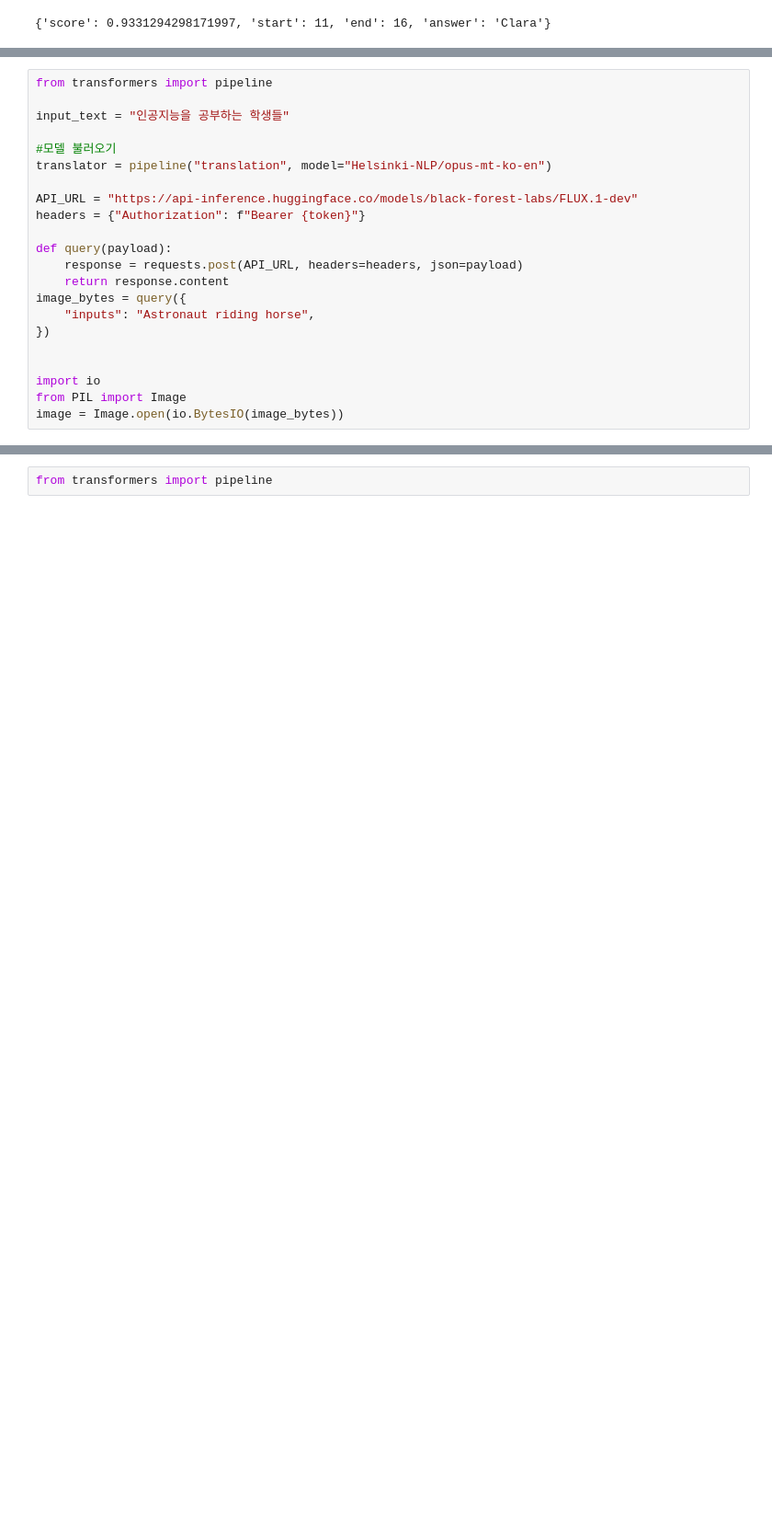
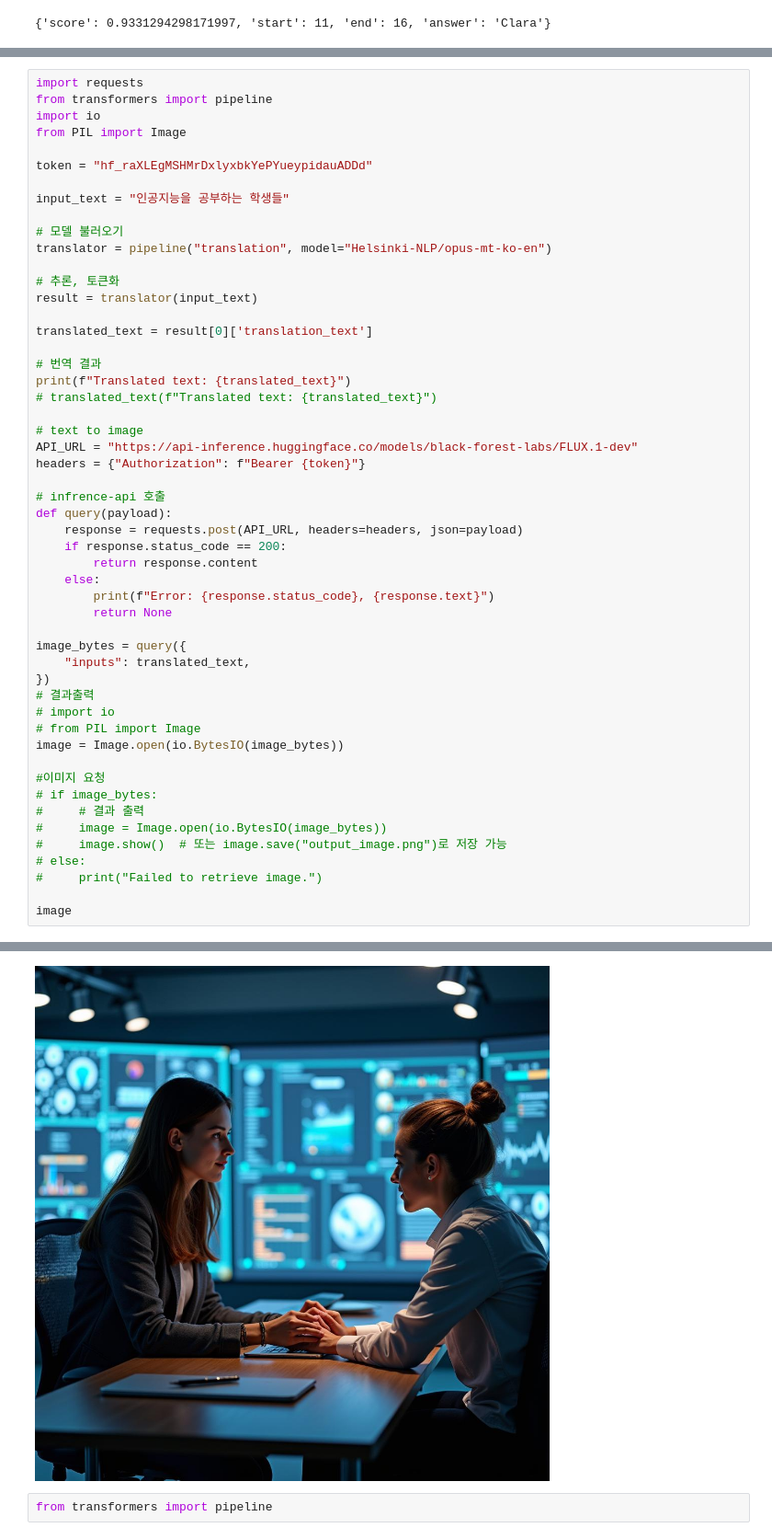
Before and after one commit to kangyeonjin/18_Deep_Learning, a Jupyter notebook: 02_huggingface/03_inference_api.ipynb, the cells around one changed output, grey strips where cells are left out. Shown at 92% size. Saved outputs shown, nothing was run; the diff lists cells and outputs as text; blank space fills up the shorter version.

```diff
--- a/02_huggingface/03_inference_api.ipynb
+++ b/02_huggingface/03_inference_api.ipynb
@@ -116,22 +185,53 @@ translated_text
 # %%
+import requests
 from transformers import pipeline
+import io
+from PIL import Image
+
+token = "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"
 
 input_text = "인공지능을 공부하는 학생들"
 
-#모델 불러오기
+# 모델 불러오기
 translator = pipeline("translation", model="Helsinki-NLP/opus-mt-ko-en")
 
+# 추론, 토큰화
+result = translator(input_text)
+
+translated_text = result[0]['translation_text']
+
+# 번역 결과
+print(f"Translated text: {translated_text}")
+# translated_text(f"Translated text: {translated_text}")
+
+# text to image
 API_URL = "https://api-inference.huggingface.co/models/black-forest-labs/FLUX.1-dev"
 headers = {"Authorization": f"Bearer {token}"}
 
+# infrence-api 호출
 def query(payload):
-	response = requests.post(API_URL, headers=headers, json=payload)
-	return response.content
+    response = requests.post(API_URL, headers=headers, json=payload)
+    if response.status_code == 200:
+        return response.content
+    else:
+        print(f"Error: {response.status_code}, {response.text}")
+        return None
+
 image_bytes = query({
-	"inputs": "Astronaut riding horse",
+	"inputs": translated_text,
 })
+# 결과출력
+# import io
+# from PIL import Image
+image = Image.open(io.BytesIO(image_bytes))
 
+#이미지 요청
+# if image_bytes:
+#     # 결과 출력
+#     image = Image.open(io.BytesIO(image_bytes))
+#     image.show()  # 또는 image.save("output_image.png")로 저장 가능
+# else:
+#     print("Failed to retrieve image.")
 
-import io
-from PIL import Image
-image = Image.open(io.BytesIO(image_bytes))
+image
+# %% [output]
@@ -138,2 +239,3 @@ image = Image.open(io.BytesIO(image_bytes))
+[figure, added]
 # %%
 from transformers import pipeline
```
Also changed, not shown: parts of 10 cells of this notebook, 10 other files.
